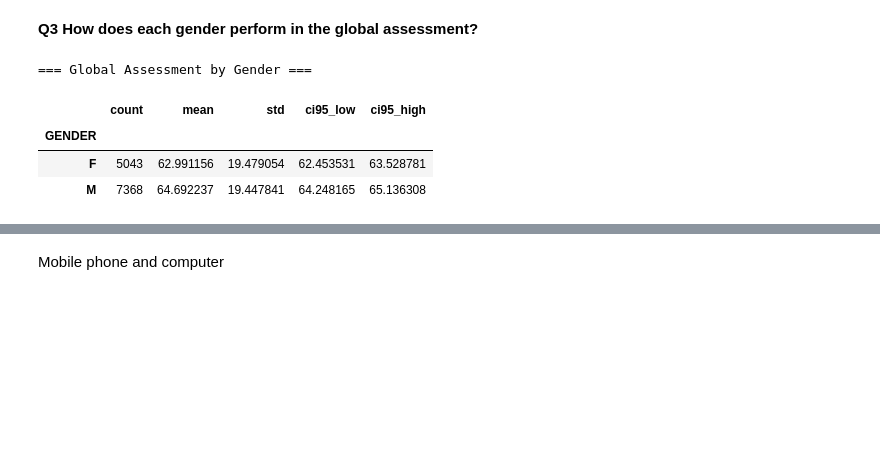
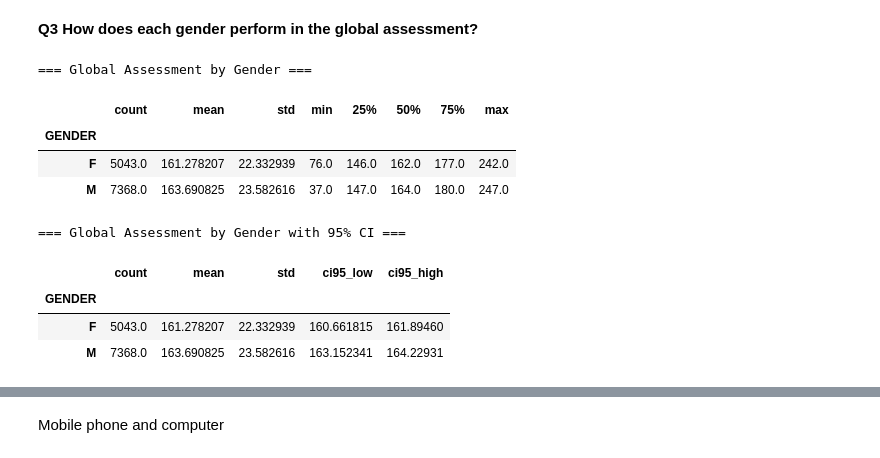
Before and after one commit to UnaSun2025/MSSP6070, a Jupyter notebook: Assignment_1.ipynb, the cells around one changed output, grey strips where cells are left out. Cells and saved outputs as stored; diff of their text form; code cells hidden in the pictures; blank space fills up the shorter version.

```diff
--- a/Assignment_1.ipynb
+++ b/Assignment_1.ipynb
@@ -323,16 +376,35 @@ The `ci` parameter is deprecated. Use `errorbar=('ci', 95)` for the same effect.
 [figure]
 # %% [markdown]
 **Q3 How does each gender perform in the global assessment?**
-# %%
-gender_summary = df.groupby('GENDER')['pro_mean'].agg(count='count',mean='mean',std='std')
-gender_summary['ci95_low'] = gender_summary['mean'] - 1.96 * (gender_summary['std'] / gender_summary['count']**0.5)
-gender_summary['ci95_high'] = gender_summary['mean'] + 1.96 * (gender_summary['std'] / gender_summary['count']**0.5)
-print("=== Global Assessment by Gender ===")
-display(gender_summary)
-# %% [output]
-=== Global Assessment by Gender ===
-|  | count | mean | std | ci95_low | ci95_high |
-| GENDER |  |  |  |  |  |
-| F | 5043 | 62.991156 | 19.479054 | 62.453531 | 63.528781 |
-| M | 7368 | 64.692237 | 19.447841 | 64.248165 | 65.136308 |
+# %%
+import numpy as np
+import pandas as pd
+
+df = pd.read_csv('/content/drive/MyDrive/MSSP607/data_academic_performance.csv')
+
+data = df[["GENDER", "G_SC"]].dropna()
+
+# Calculate descriptive statistics and assign to a variable
+gender_stats = data.groupby("GENDER")["G_SC"].describe()
+
+print("=== Global Assessment by Gender ===")
+display(gender_stats)
+
+# Calculate confidence intervals using the correct column names from gender_stats
+gender_stats['ci95_low'] = gender_stats['mean'] - 1.96 * (gender_stats['std'] / gender_stats['count']**0.5)
+gender_stats['ci95_high'] = gender_stats['mean'] + 1.96 * (gender_stats['std'] / gender_stats['count']**0.5)
+
+print("\n=== Global Assessment by Gender with 95% CI ===")
+display(gender_stats[['count', 'mean', 'std', 'ci95_low', 'ci95_high']])
+# %% [output]
+=== Global Assessment by Gender ===
+|  | count | mean | std | min | 25% | 50% | 75% | max |
+| GENDER |  |  |  |  |  |  |  |  |
+| F | 5043.0 | 161.278207 | 22.332939 | 76.0 | 146.0 | 162.0 | 177.0 | 242.0 |
+| M | 7368.0 | 163.690825 | 23.582616 | 37.0 | 147.0 | 164.0 | 180.0 | 247.0 |
+=== Global Assessment by Gender with 95% CI ===
+|  | count | mean | std | ci95_low | ci95_high |
+| GENDER |  |  |  |  |  |
+| F | 5043.0 | 161.278207 | 22.332939 | 160.661815 | 161.89460 |
+| M | 7368.0 | 163.690825 | 23.582616 | 163.152341 | 164.22931 |
 # %%
```
Also changed, not shown: parts of 7 cells of this notebook.
